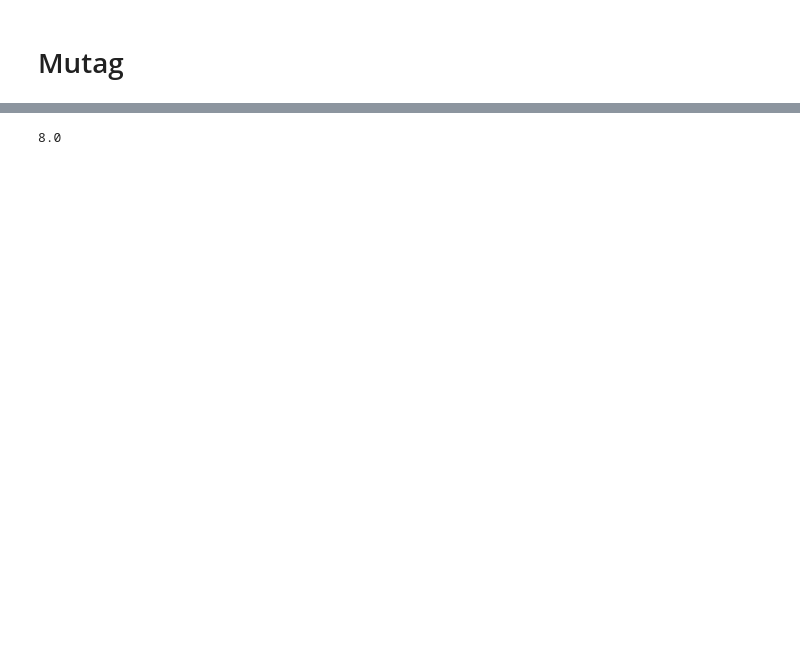
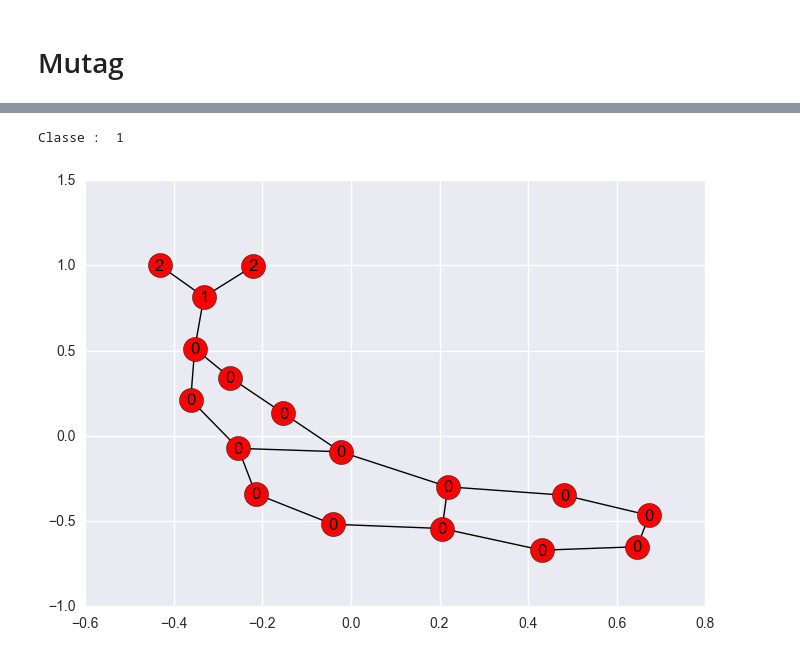
Before and after one commit to tvayer/gwtest, a Jupyter notebook: Mutag.ipynb, the cells around one changed output, grey strips where cells are left out. Cells and saved outputs as stored; diff of their text form; code cells hidden in the pictures; blank space fills up the shorter version.

```diff
--- a/Mutag.ipynb
+++ b/Mutag.ipynb
@@ -44,4 +26,0 @@ C=C2
-# %%
-np.max(C)
-# %% [output]
-8.0
@@ -47,0 +31,6 @@ np.max(C)
+# %%
+print('Classe : ',y[0])
+X[0].display_graph(labels= nx.get_node_attributes(X[0].nx_graph, 'attr_name'))
+# %% [output]
+Classe :  1
+[figure, added]
```
Also changed, not shown: parts of 32 cells of this notebook, 22 other files.
